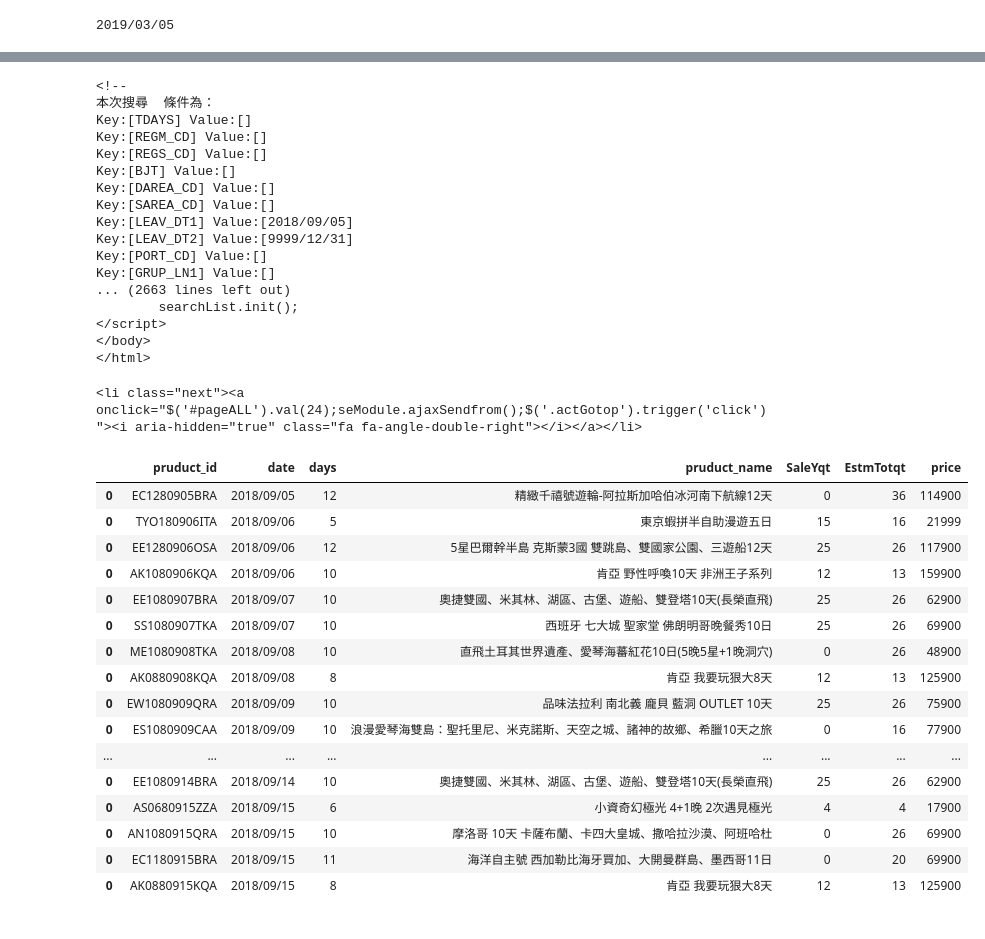
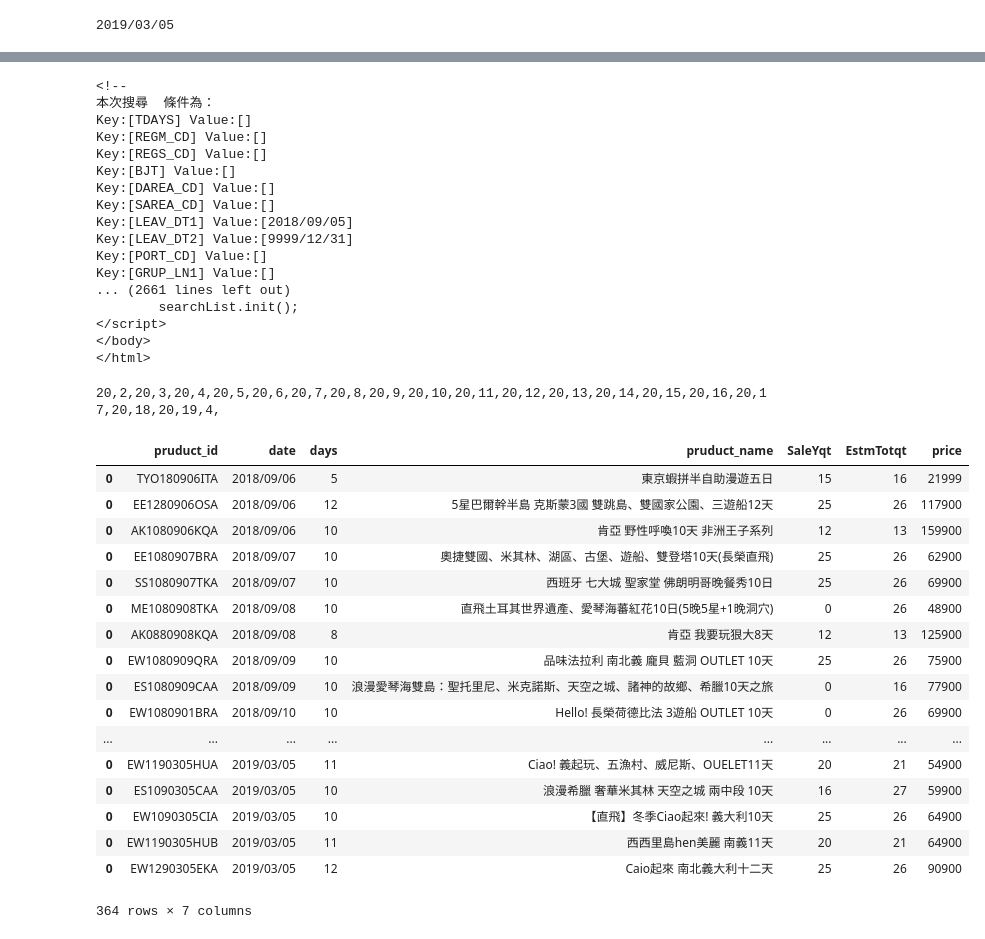
Before and after one commit to catxxx591/tour, a Jupyter notebook: Tour.ipynb, the cells around one changed output, grey strips where cells are left out. Saved outputs shown, nothing was run; the diff lists cells and outputs as text; code cells hidden in the pictures.

```diff
--- a/Tour.ipynb
+++ b/Tour.ipynb
@@ -363,9 +371,10 @@ res.text
 # %%
-url2 = 'http://www.orangetour.com.tw/EW/GO/GroupList.asp'
+"""url2 = 'http://www.orangetour.com.tw/EW/GO/GroupList.asp'
 res2 = requests.get(url2,'html.parser')
 res2.encoding = 'utf-8'
 soup = BeautifulSoup(res2.text,'html.parser')
-soup
+nextpage = soup.find_all('span',{'id':'cntAll'})#[0]#.find_all('li'))
+nextpage"""
 # %% [output]
 <!--
 本次搜尋  條件為：
@@ -379,13 +388,9 @@ Key:[LEAV_DT1] Value:[2018/09/05]
 Key:[LEAV_DT2] Value:[9999/12/31]
 Key:[PORT_CD] Value:[]
 Key:[GRUP_LN1] Value:[]
-... (2663 lines left out)
+... (2661 lines left out)
         searchList.init();
 </script>
 </body>
 </html>
-# %%
-soup.find_all('ul',{'class':'pagination'})[0].find_all('li')[-1]
-# %% [output]
-<li class="next"><a onclick="$('#pageALL').val(24);seModule.ajaxSendfrom();$('.actGotop').trigger('click')"><i aria-hidden="true" class="fa fa-angle-double-right"></i></a></li>
 # %%
@@ -393,23 +398,35 @@ d = json.loads(res.text)
 # %%
 #d['All'][0]
 data2 = pd.DataFrame()
-n=0
-while n < len(d['All']):
-    price = d['All'][n]['SaleAm']
-    pruduct_name = d['All'][n]['GrupSnm']
-    EstmTotqt = d['All'][n]['EstmTotqt']
-    SaleYqt = d['All'][n]['SaleYqt']
-    pruduct_id = d['All'][n]['GrupCd']
-    date = d['All'][n]['OrderDl']
-    days = d['All'][n]['GrupLn']
-    df = pd.DataFrame([[pruduct_id,date,days,pruduct_name,SaleYqt,EstmTotqt,price]])
-    data2 = pd.concat([data2,df])
-    n += 1
+p = 1
+while True:
+    res = getres(p)
+    d = json.loads(res.text)
+
+    n=0
+    while n < len(d['All']):
+        price = d['All'][n]['SaleAm']
+        pruduct_name = d['All'][n]['GrupSnm']
+        EstmTotqt = d['All'][n]['EstmTotqt']
+        SaleYqt = d['All'][n]['SaleYqt']
+        pruduct_id = d['All'][n]['GrupCd']
+        date = d['All'][n]['OrderDl']
+        days = d['All'][n]['GrupLn']
+        df = pd.DataFrame([[pruduct_id,date,days,pruduct_name,SaleYqt,EstmTotqt,price]])
+#        print(df)
+        data2 = pd.concat([data2,df])
+        n += 1
+    print(len(d['All']),end=",")
+    if len(d['All']) < 20:
+        break
+    p += 1
+    print(p,end=",")
+    time.sleep(2)
 data2.columns = [["pruduct_id","date","days","pruduct_name","SaleYqt","EstmTotqt","price"]]
 data2
 # %% [output]
+20,2,20,3,20,4,20,5,20,6,20,7,20,8,20,9,20,10,20,11,20,12,20,13,20,14,20,15,20,16,20,17,20,18,20,19,4,
 |  | pruduct_id | date | days | pruduct_name | SaleYqt | EstmTotqt | price |
-| 0 | EC1280905BRA | 2018/09/05 | 12 | 精緻千禧號遊輪-阿拉斯加哈伯冰河南下航線12天 | 0 | 36 | 114900 |
 | 0 | TYO180906ITA | 2018/09/06 | 5 | 東京蝦拼半自助漫遊五日 | 15 | 16 | 21999 |
 | 0 | EE1280906OSA | 2018/09/06 | 12 | 5星巴爾幹半島 克斯蒙3國 雙跳島、雙國家公園、三遊船12天 | 25 | 26 | 117900 |
 | 0 | AK1080906KQA | 2018/09/06 | 10 | 肯亞 野性呼喚10天 非洲王子系列 | 12 | 13 | 159900 |
@@ -419,9 +436,11 @@ data2
 | 0 | AK0880908KQA | 2018/09/08 | 8 | 肯亞 我要玩狠大8天 | 12 | 13 | 125900 |
 | 0 | EW1080909QRA | 2018/09/09 | 10 | 品味法拉利 南北義 龐貝 藍洞 OUTLET 10天 | 25 | 26 | 75900 |
 | 0 | ES1080909CAA | 2018/09/09 | 10 | 浪漫愛琴海雙島：聖托里尼、米克諾斯、天空之城、諸神的故鄉、希臘10天之旅 | 0 | 16 | 77900 |
+| 0 | EW1080901BRA | 2018/09/10 | 10 | Hello! 長榮荷德比法 3遊船 OUTLET 10天 | 0 | 26 | 69900 |
 | ... | ... | ... | ... | ... | ... | ... | ... |
-| 0 | EE1080914BRA | 2018/09/14 | 10 | 奧捷雙國、米其林、湖區、古堡、遊船、雙登塔10天(長榮直飛) | 25 | 26 | 62900 |
-| 0 | AS0680915ZZA | 2018/09/15 | 6 | 小資奇幻極光 4+1晚 2次遇見極光 | 4 | 4 | 17900 |
-| 0 | AN1080915QRA | 2018/09/15 | 10 | 摩洛哥 10天 卡薩布蘭、卡四大皇城、撒哈拉沙漠、阿班哈杜 | 0 | 26 | 69900 |
-| 0 | EC1180915BRA | 2018/09/15 | 11 | 海洋自主號 西加勒比海牙買加、大開曼群島、墨西哥11日 | 0 | 20 | 69900 |
-| 0 | AK0880915KQA | 2018/09/15 | 8 | 肯亞 我要玩狠大8天 | 12 | 13 | 125900 |
+| 0 | EW1190305HUA | 2019/03/05 | 11 | Ciao! 義起玩、五漁村、威尼斯、OUELET11天 | 20 | 21 | 54900 |
+| 0 | ES1090305CAA | 2019/03/05 | 10 | 浪漫希臘 奢華米其林 天空之城 兩中段 10天 | 16 | 27 | 59900 |
+| 0 | EW1090305CIA | 2019/03/05 | 10 | 【直飛】冬季Ciao起來! 義大利10天 | 25 | 26 | 64900 |
+| 0 | EW1190305HUB | 2019/03/05 | 11 | 西西里島hen美麗 南義11天 | 20 | 21 | 64900 |
+| 0 | EW1290305EKA | 2019/03/05 | 12 | Caio起來 南北義大利十二天 | 25 | 26 | 90900 |
+364 rows × 7 columns
```
Also changed, not shown: parts of 5 cells of this notebook.
